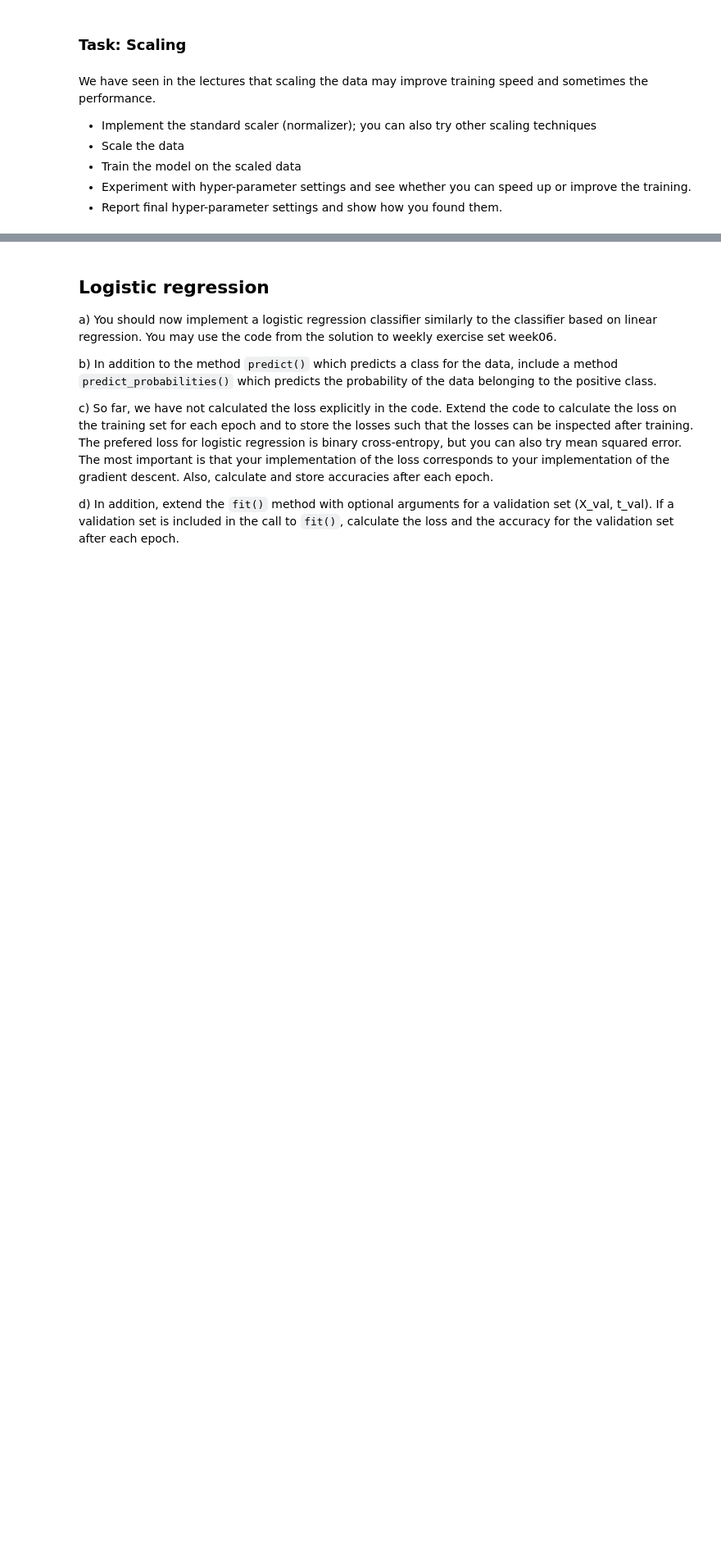
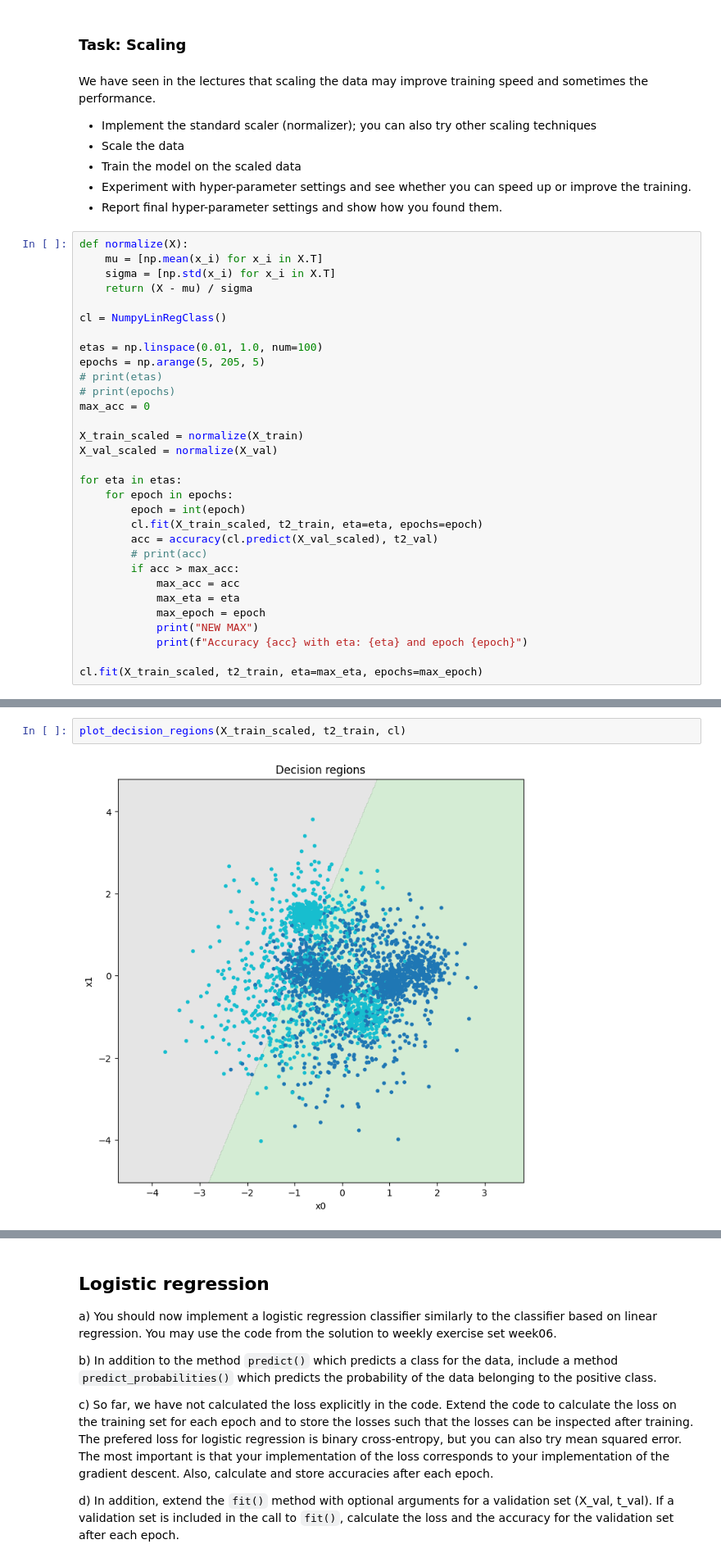
Before and after one commit to mariusfredrichsen/uio, a Jupyter notebook: IN3050/assignment2/in3050_in4050_2025_assignment_2.ipynb, the cells around one changed output, grey strips where cells are left out. Shown at 82% size. Saved outputs shown, nothing was run; the diff lists cells and outputs as text; blank space fills up the shorter version.

```diff
--- a/IN3050/assignment2/in3050_in4050_2025_assignment_2.ipynb
+++ b/IN3050/assignment2/in3050_in4050_2025_assignment_2.ipynb
@@ -226,3 +270,34 @@ We have seen in the lectures that scaling the data may improve training speed an
 - Train the model on the scaled data
 - Experiment with hyper-parameter settings and see whether you can speed  up or improve the training.
 - Report final hyper-parameter settings and show how you found them.
+# %%
+def normalize(X):
+    mu = [np.mean(x_i) for x_i in X.T]
+    sigma = [np.std(x_i) for x_i in X.T]
+    return (X - mu) / sigma
+
+cl = NumpyLinRegClass()
+
+etas = np.linspace(0.01, 1.0, num=100)
+epochs = np.arange(5, 205, 5)
+# print(etas)
+# print(epochs)
+max_acc = 0
+
+X_train_scaled = normalize(X_train)
+X_val_scaled = normalize(X_val)
+
+for eta in etas:
+    for epoch in epochs:
+        epoch = int(epoch)
+        cl.fit(X_train_scaled, t2_train, eta=eta, epochs=epoch)
+        acc = accuracy(cl.predict(X_val_scaled), t2_val)
+        # print(acc)
+        if acc > max_acc:
+            max_acc = acc
+            max_eta = eta
+            max_epoch = epoch
+            print("NEW MAX")
+            print(f"Accuracy {acc} with eta: {eta} and epoch {epoch}")
+
+cl.fit(X_train_scaled, t2_train, eta=max_eta, epochs=max_epoch)
@@ -228,0 +322,4 @@ We have seen in the lectures that scaling the data may improve training speed an
+# %%
+plot_decision_regions(X_train_scaled, t2_train, cl)
+# %% [output]
+[figure, added]
```
Also changed, not shown: parts of 10 cells of this notebook.
